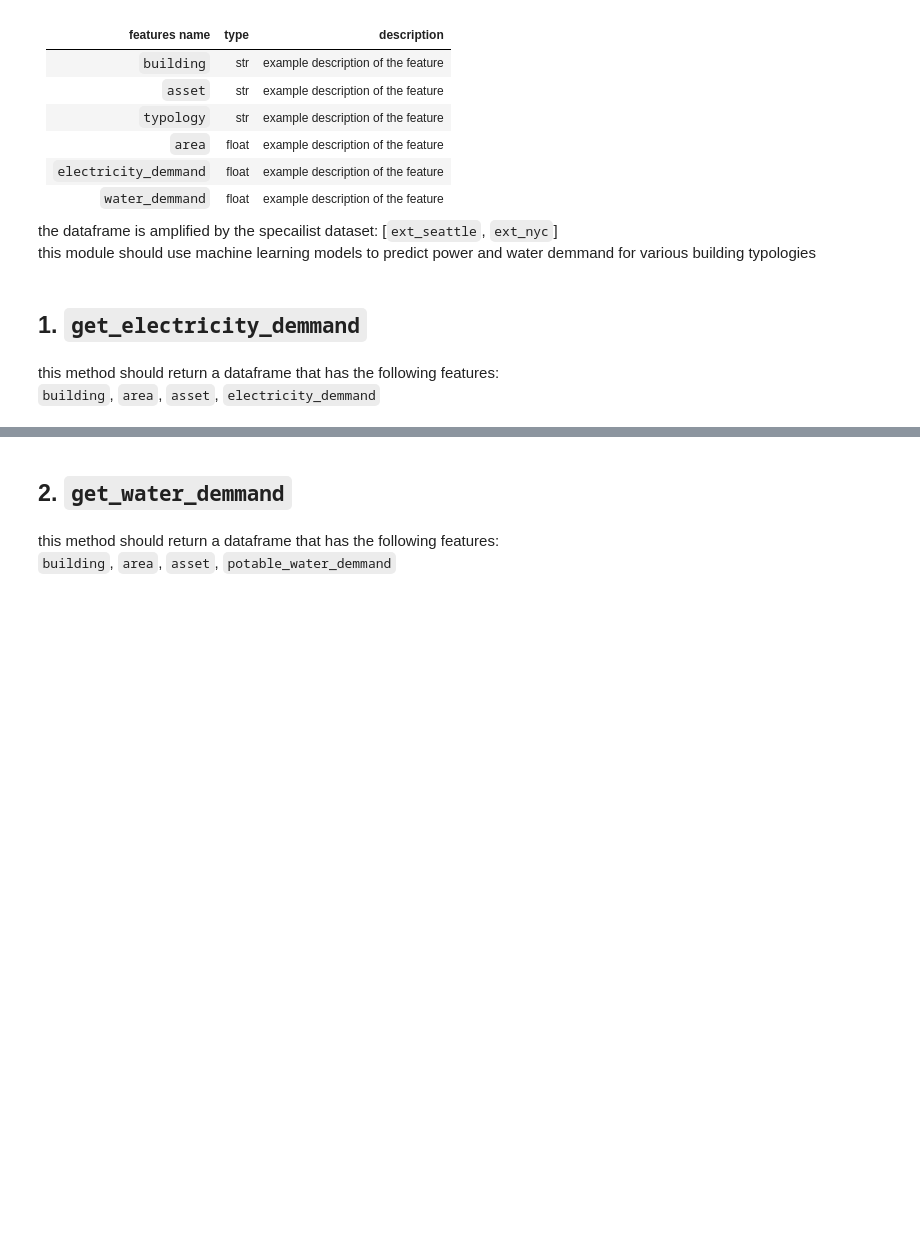
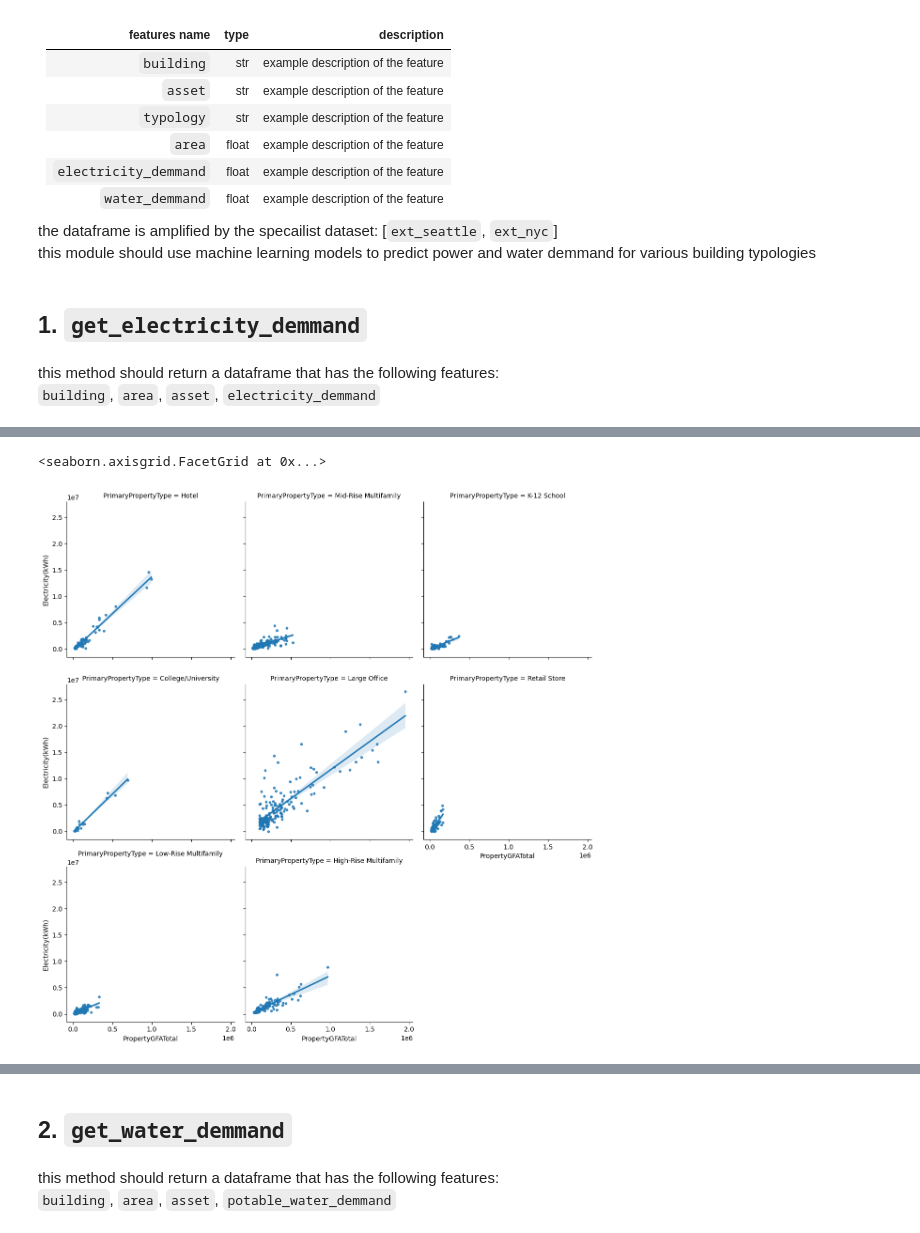
Before and after one commit to hramzan01/project_zero, a Jupyter notebook: nb_utilities.ipynb, the cells around one changed output, grey strips where cells are left out. Cells and saved outputs as stored; diff of their text form; code cells hidden in the pictures; blank space fills up the shorter version.

```diff
--- a/nb_utilities.ipynb
+++ b/nb_utilities.ipynb
@@ -54,0 +140,20 @@ dtype: int64
+# %%
+high_correlation = [
+    'Hotel',
+    'Low-Rise Multifamily',
+    'Mid-Rise Multifamily',
+    'High-Rise Multifamily',
+    'K-12 School',
+    'College/University',
+    'Large Office',
+    'Retail Store'
+    ]
+
+df_seattle = df_seattle[df_seattle.PrimaryPropertyType.isin(high_correlation)]
+# %%
+# Regressing GFA to Electricty consumption by filtered property type
+g = sns.FacetGrid(data=df_seattle,col='PrimaryPropertyType',col_wrap=3, height=4)
+g.map(sns.regplot, 'PropertyGFATotal', 'Electricity(kWh)', scatter_kws={'s': 10})
+# %% [output]
+<seaborn.axisgrid.FacetGrid at 0x...>
+[figure, added]
```
Also changed, not shown: parts of 21 cells of this notebook.
